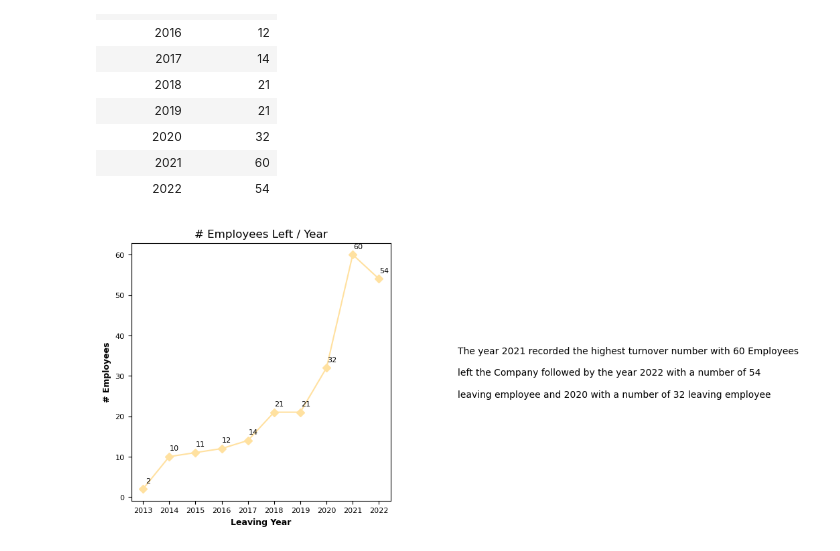
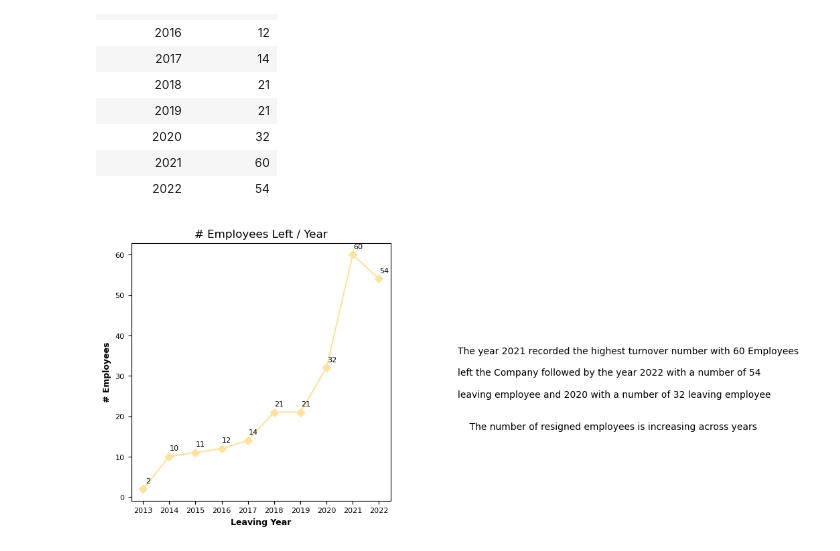
Before and after one commit to hend-a-ghafour/HR-Final-Project-DEPI-G2, a Jupyter notebook: HR - Final Project - DEPI.ipynb, the cells around one changed output. Saved outputs shown, nothing was run; the diff lists cells and outputs as text; code cells hidden in the pictures.

```diff
--- a/HR - Final Project - DEPI.ipynb
+++ b/HR - Final Project - DEPI.ipynb
@@ -2126,24 +2065,27 @@ left.style.hide().format({'Attrition_Year':'{:.0f}'})
 | 2021 | 60 |
 | 2022 | 54 |
 # %%
+# Visualization of the turnover / year:
 leaving_year= ['2013','2014','2015','2016','2017','2018','2019','2020','2021','2022']
 note = '''
 The year 2021 recorded the highest turnover number with 60 Employees \n
 left the Company followed by the year 2022 with a number of 54 \n
-leaving employee and 2020 with a number of 32 leaving employee'''
+leaving employee and 2020 with a number of 32 leaving employee\n\n
+    The number of resigned employees is increasing across years
+    '''
 
 plt.subplots(figsize = (5,5))
 
 plt.plot(leaving_year,left['# Employees'],marker="D", color='#ffe1a0')
 for i, v in enumerate(left['# Employees']):
   plt.text(i+.2,v+2, f"{v:.0f}", ha='center', va='center',fontsize=8)
 plt.xticks(fontsize = 8, rotation =0)
 plt.xlabel('Leaving Year', weight='bold',fontsize = 9)
 plt.yticks(fontsize = 8)
 plt.ylabel('# Employees',weight='bold',fontsize = 9)
 plt.title('# Employees Left / Year', fontsize =12)
 
 plt.text(12,40,note,ha='left',va='top',fontsize = 10, weight = 'normal')
 plt.show();
 # %% [output]
-[figure, old version]
+[figure, new version]
```
Also changed, not shown: parts of 11 cells of this notebook.
